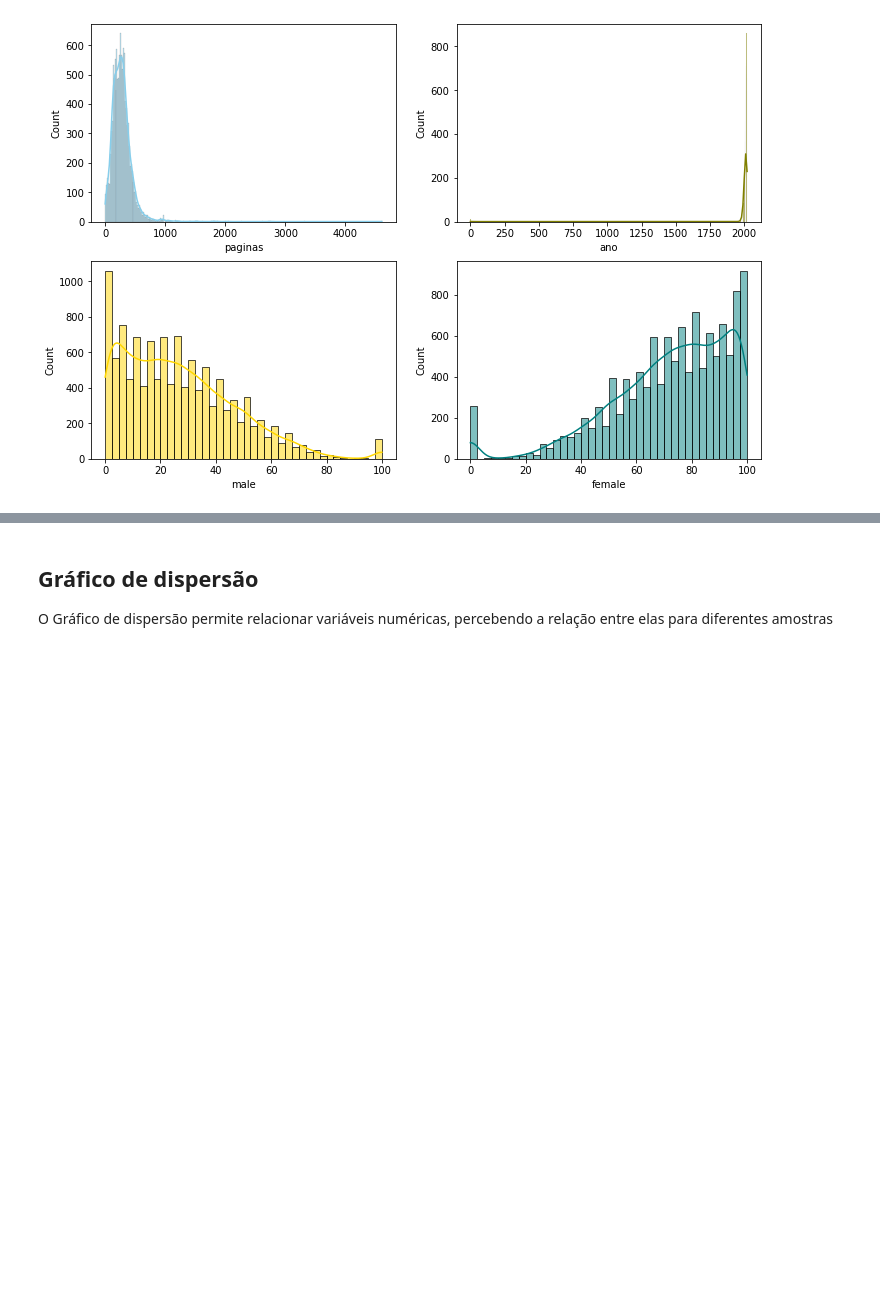
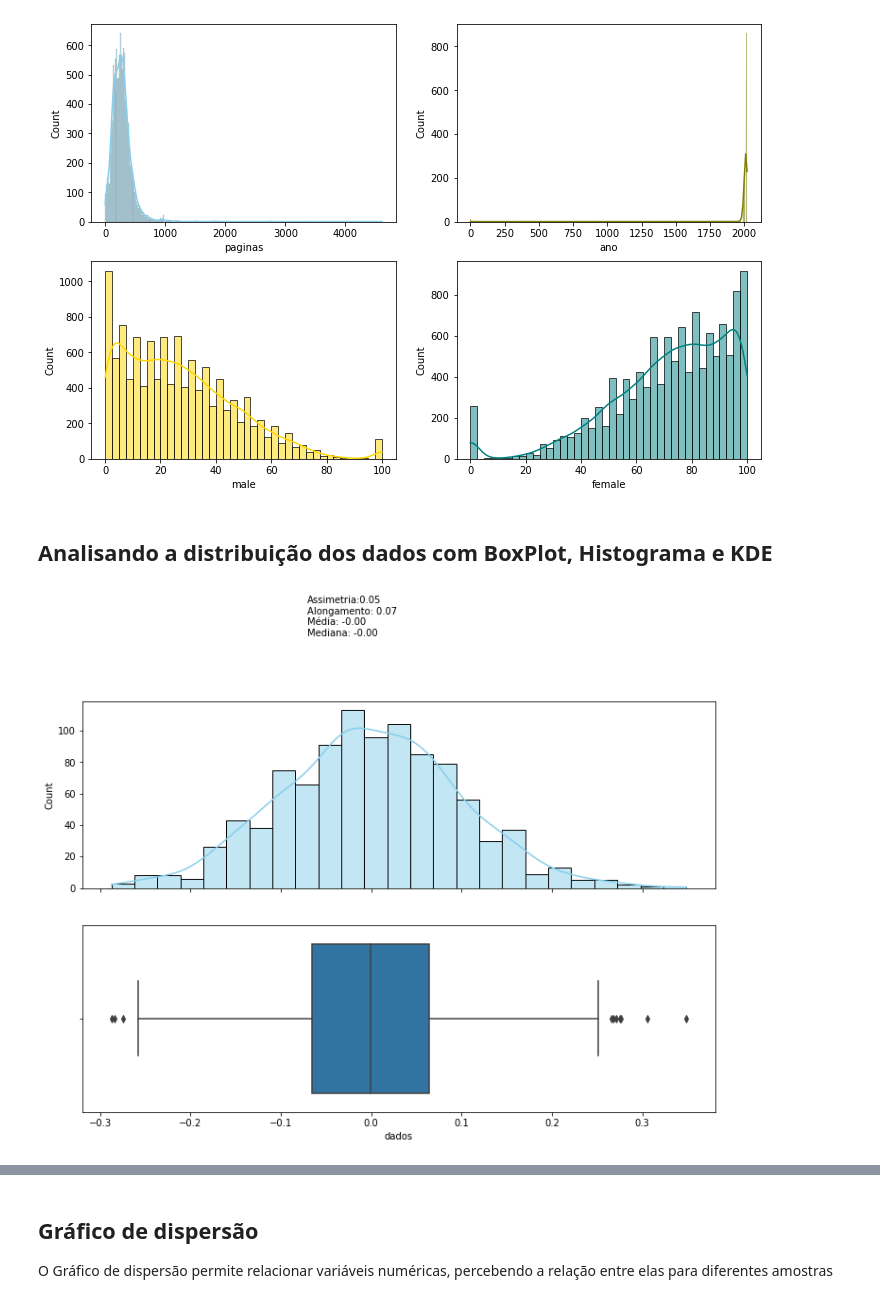
Before and after one commit to lauraemmanuella/DataScience, a Jupyter notebook: 3_AnaliseExploratoria.ipynb, the cells around one changed output, grey strips where cells are left out. Drawn from its saved outputs; the diff is of its cells as text; code cells hidden in the pictures; blank space fills up the shorter version.

```diff
--- a/3_AnaliseExploratoria.ipynb
+++ b/3_AnaliseExploratoria.ipynb
@@ -396,3 +397,20 @@ sb.histplot(data=dfSkoob, x='female', kde=True, color="teal", ax=axs[1, 1])
 plt.show()
 # %% [output]
 [figure]
+# %% [markdown]
+## Analisando a distribuição dos dados com BoxPlot, Histograma e KDE
+# %%
+testenormal = pd.DataFrame(np.random.normal(0, 0.1, 1000), columns=['dados'])
+# %%
+fig, axs = plt.subplots(2, 1, figsize=(12, 8), sharex=True)
+
+sb.histplot(data = testenormal, x = 'dados', kde=True, color="skyblue", ax=axs[0])
+sb.boxplot(data = testenormal,  x = 'dados', orient= 'h', ax=axs[1])
+
+texto = f"Assimetria:{testenormal['dados'].skew():,.2f}\nAlongamento: {testenormal['dados'].kurt():,.2f}\
+\nMédia: {testenormal['dados'].mean():,.2f}\nMediana: {testenormal['dados'].quantile(0.5):,.2f}"
+fig.text(x=0.4, y=1, s=texto)
+
+plt.show()
+# %% [output]
+[figure, added]
```
Also changed, not shown: parts of 9 cells of this notebook.
